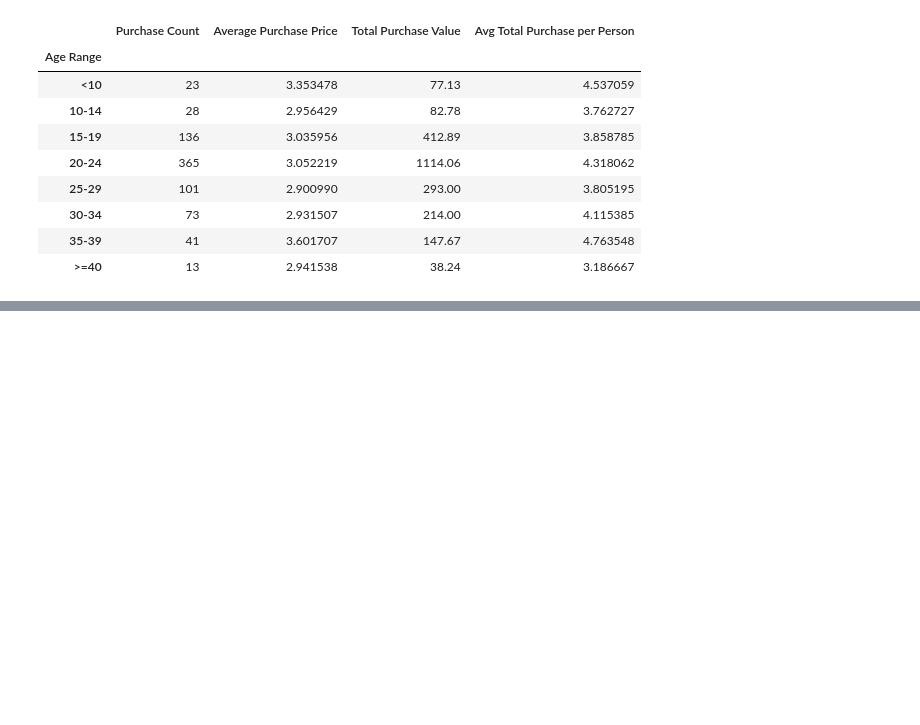
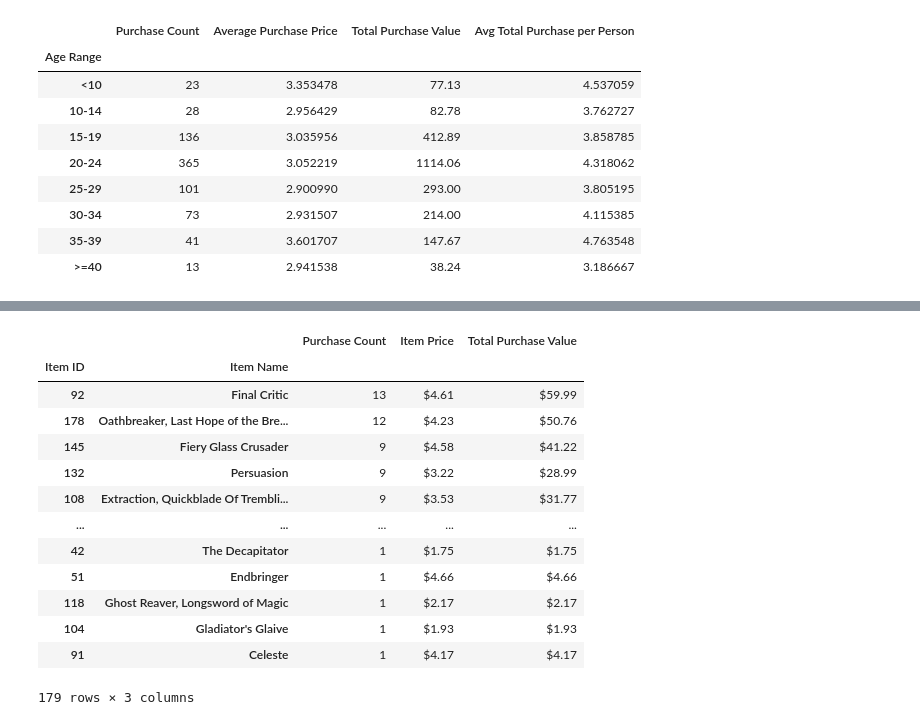
Before and after one commit to cdubiel08/pandas-challenge, a Jupyter notebook: Heroes_of_Pymoli.ipynb, the cells around one changed output, grey strips where cells are left out. Saved outputs shown, nothing was run; the diff lists cells and outputs as text; code cells hidden in the pictures; blank space fills up the shorter version.

Commit message:
added code for most profitable and most popular items

```diff
--- a/Heroes_of_Pymoli.ipynb
+++ b/Heroes_of_Pymoli.ipynb
@@ -226,0 +230,34 @@ df.groupby(['SN']).count()
+# %%
+df_most_popular_items = df[["Item ID", "Item Name", "Price"]]
+df_items_grouped = df_most_popular_items.groupby(["Item ID", "Item Name"])
+total_purchase_value_item = df_items_grouped.sum()["Price"]
+purchase_count_item = df_items_grouped.count()["Price"]
+
+
+most_popular_items = pd.DataFrame()
+most_popular_items["Purchase Count"] = purchase_count_item
+most_popular_items["Total Purchase Value"] = total_purchase_value_item
+
+most_popular_items.insert(1, "Item Price", total_purchase_value_item/purchase_count_item)
+most_popular_items = most_popular_items.sort_values("Purchase Count", ascending=False)
+
+most_popular_items_display = pd.DataFrame()
+most_popular_items_display["Purchase Count"] = most_popular_items["Purchase Count"]
+most_popular_items_display["Item Price"] = most_popular_items["Item Price"].map("${:,.2f}".format)
+most_popular_items_display["Total Purchase Value"] = most_popular_items["Total Purchase Value"].map("${:,.2f}".format)
+most_popular_items_display
+# %% [output]
+|  |  | Purchase Count | Item Price | Total Purchase Value |
+| Item ID | Item Name |  |  |  |
+| 92 | Final Critic | 13 | $4.61 | $59.99 |
+| 178 | Oathbreaker, Last Hope of the Bre... | 12 | $4.23 | $50.76 |
+| 145 | Fiery Glass Crusader | 9 | $4.58 | $41.22 |
+| 132 | Persuasion | 9 | $3.22 | $28.99 |
+| 108 | Extraction, Quickblade Of Trembli... | 9 | $3.53 | $31.77 |
+| ... | ... | ... | ... | ... |
+| 42 | The Decapitator | 1 | $1.75 | $1.75 |
+| 51 | Endbringer | 1 | $4.66 | $4.66 |
+| 118 | Ghost Reaver, Longsword of Magic | 1 | $2.17 | $2.17 |
+| 104 | Gladiator's Glaive | 1 | $1.93 | $1.93 |
+| 91 | Celeste | 1 | $4.17 | $4.17 |
+179 rows × 3 columns
```
Also changed, not shown: parts of 7 cells of this notebook.
